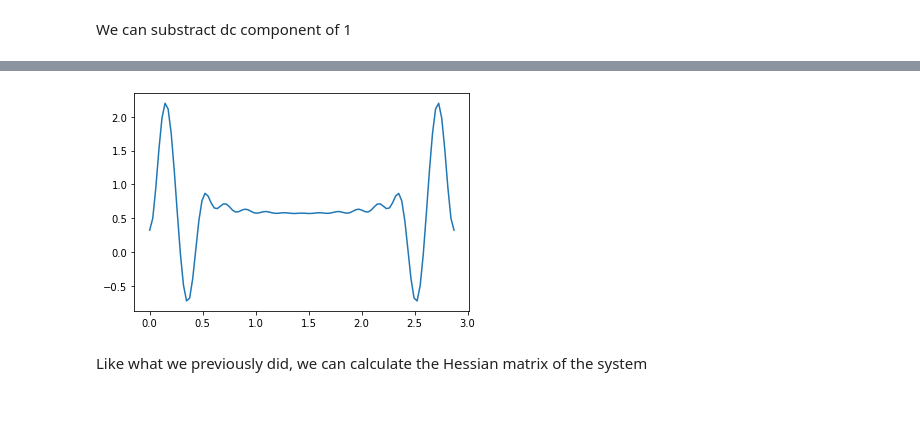
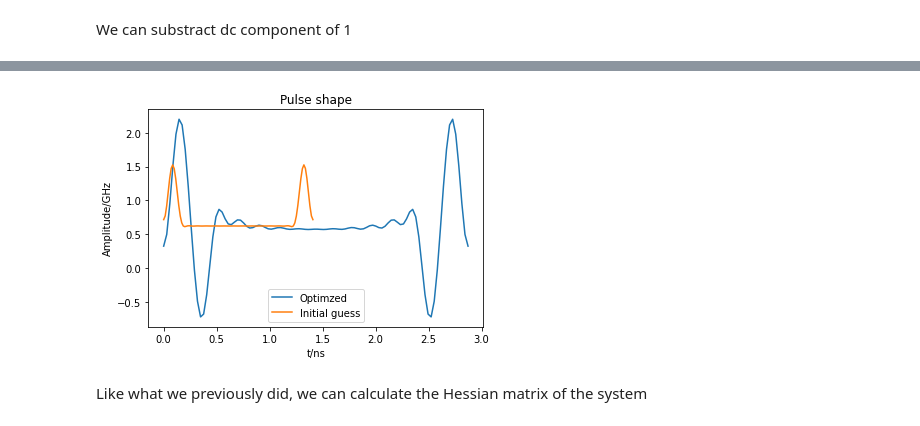
Before and after one commit to jeffreyyao128/qoptimize, a Jupyter notebook: Fluxonium.ipynb, the cells around one changed output, grey strips where cells are left out. Drawn from its saved outputs; the diff is of its cells as text; code cells hidden in the pictures.

```diff
--- a/Fluxonium.ipynb
+++ b/Fluxonium.ipynb
@@ -116,7 +129,7 @@ def loss(t1,flat_p,H0,Cosphi,Sinphi,U_T):
     '''
     t_set = jnp.linspace(0., t1, 5)
 
-    D, _, = jnp.shape(U_T)
+    D, _, = jnp.shape(H0)
     U_0 = jnp.eye(D,dtype=jnp.complex128) # start with Identity matrix
 
     def H_sub(phi):
@@ -130,9 +143,9 @@ def loss(t1,flat_p,H0,Cosphi,Sinphi,U_T):
     res = odeint(func, U_0, t_set, t1, flat_p,
                  rtol=1.4e-10, atol=1.4e-10)
 
-    U_F = res[-1, :,:]
+    U_F = res[-1, 0:2,0:2]
 #     print(U_F)
-    return (1 - jnp.abs(jnp.trace(U_T.conj().T@U_F)/D)**2)
+    return (1 - jnp.abs(jnp.trace(U_T.conj().T@U_F)/U_T.shape[0])**2)
 
 def U_f(t1,flat_p,H0,Cosphi,Sinphi):
 
@@ -329,11 +315,20 @@ plt.show()
 # %%
 t_list = jnp.linspace(0.,tfinal,100)
+t_list_2 = jnp.linspace(0.,tf,100)
 A_list = vmap(A,in_axes=(0,None,None),out_axes=0)(t_list,p_new,tfinal)
+A_list_2 = vmap(A,in_axes=(0,None,None),out_axes=0)(t_list_2,p_opt,tf)
 
-plt.plot(t_list,A_list)
+
+plt.plot(t_list,A_list,label='Optimzed')
+plt.plot(t_list_2,A_list_2,label='Initial guess')
+plt.xlabel('t/ns')
+plt.ylabel('Amplitude/GHz')
+plt.title('Pulse shape')
+plt.legend()
+
 plt.show()
 # %% [output]
-[figure, old version]
+[figure, new version]
 # %% [markdown]
 Like what we previously did, we can calculate the Hessian matrix of the system
 # %%
```
Also changed, not shown: parts of 23 cells of this notebook, 1 other file.
